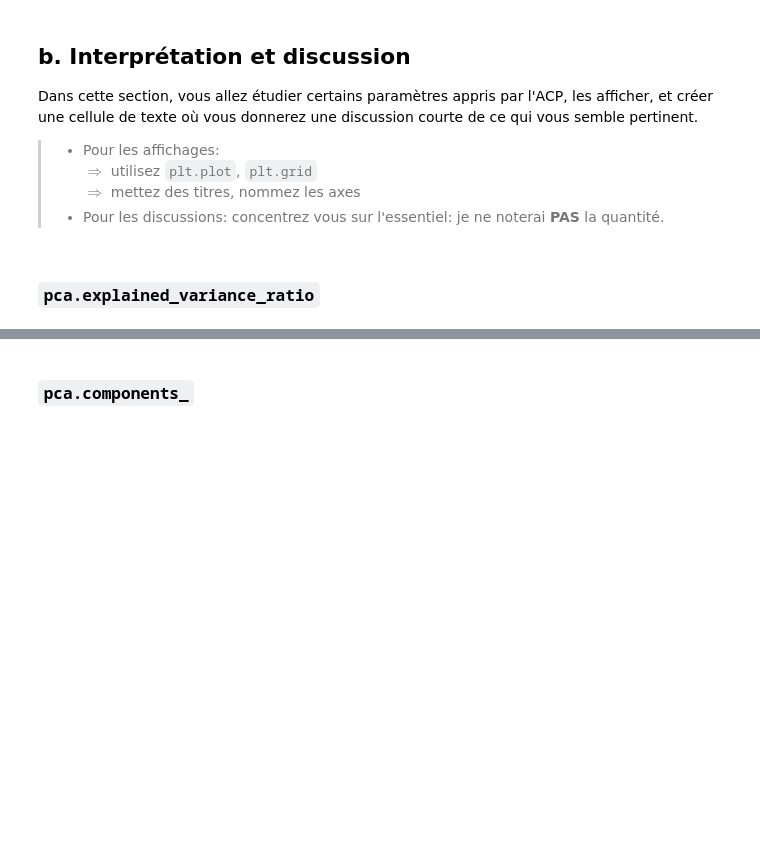
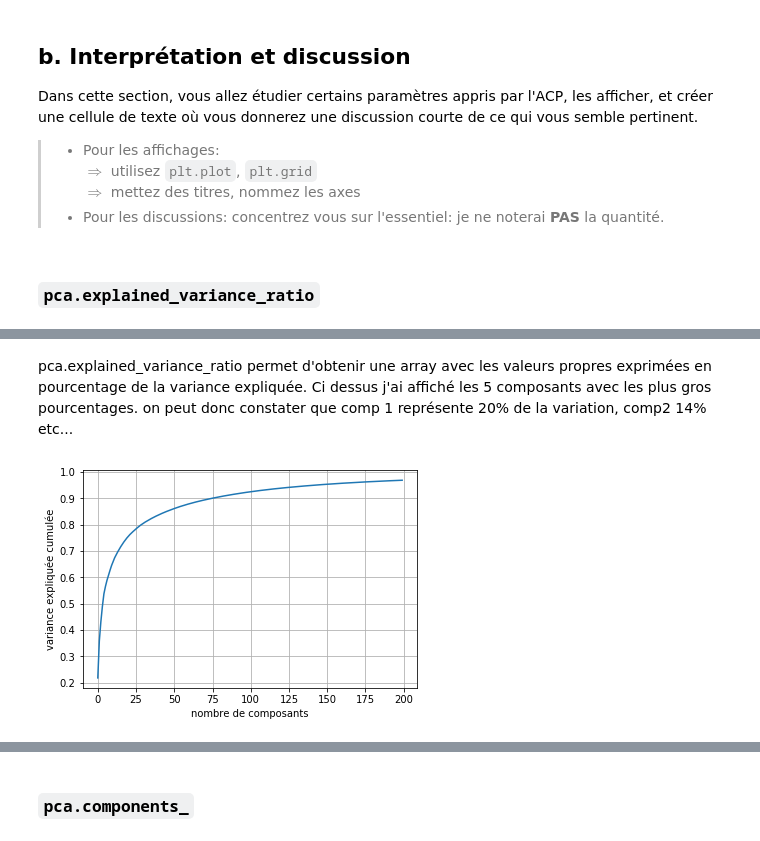
Before and after one commit to campusplage/compte-rendus-oriol_ramirez, a Jupyter notebook: TP2_sklearn.ipynb, the cells around one changed output, grey strips where cells are left out. Drawn from its saved outputs; the diff is of its cells as text; code cells hidden in the pictures; blank space fills up the shorter version.

```diff
--- a/TP2_sklearn.ipynb
+++ b/TP2_sklearn.ipynb
@@ -397,0 +393,10 @@ __Interprétez__
+# %% [markdown]
+pca.explained_variance_ratio permet d'obtenir une array avec les valeurs propres exprimées en pourcentage de la variance expliquée. Ci dessus j'ai affiché les 5 composants avec les plus gros pourcentages.
+on peut donc constater que comp 1 représente 20% de la variation, comp2 14% etc...
+# %%
+plt.rcParams['axes.grid'] = True
+plt.plot(np.cumsum(pca.explained_variance_ratio_))
+plt.xlabel('nombre de composants')
+plt.ylabel('variance expliquée cumulée');
+# %% [output]
+[figure, added]
```
Also changed, not shown: parts of 22 cells of this notebook.
